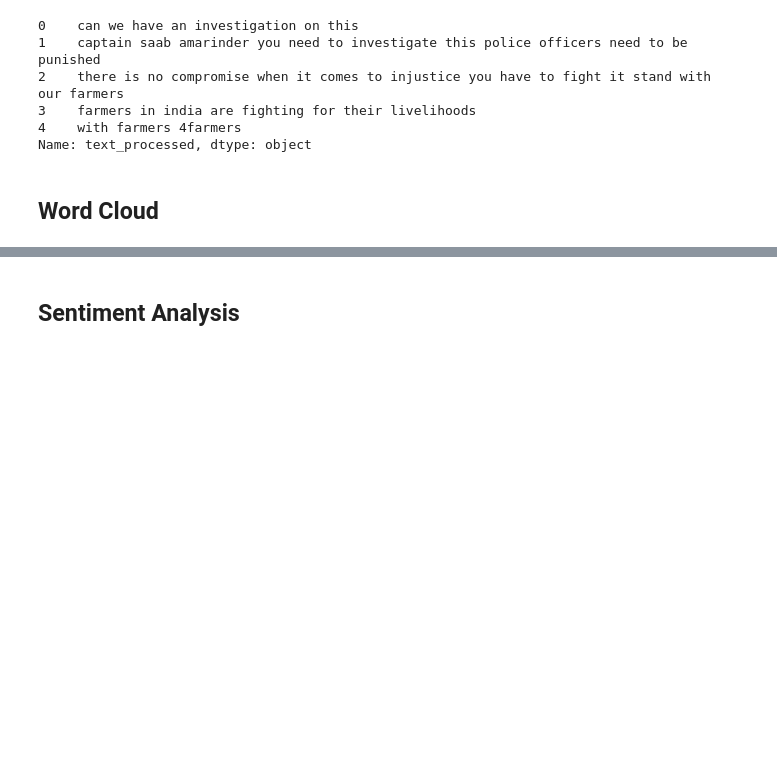
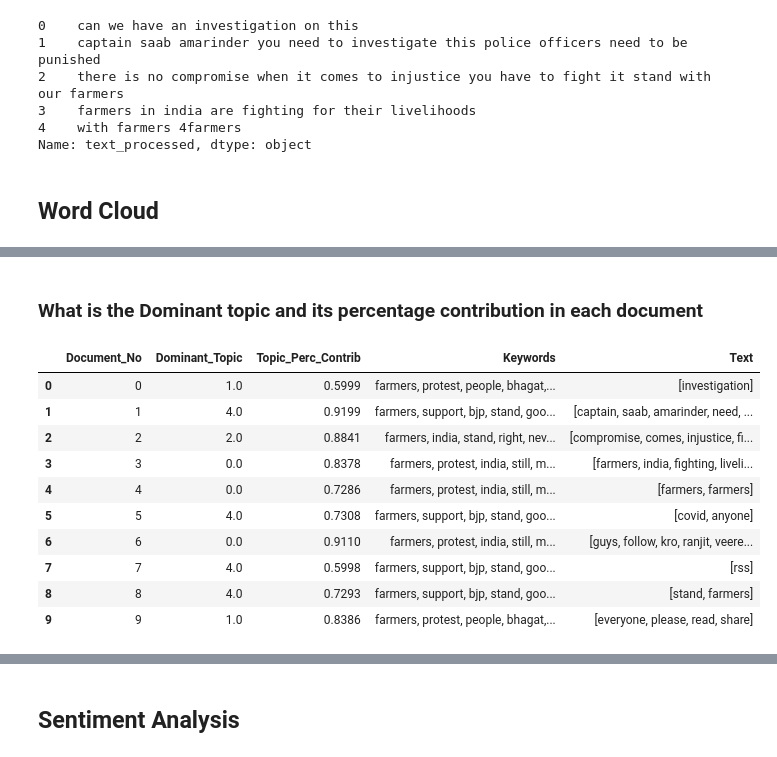
Before and after one commit to RegsonDR/Social-Media-Analytics, a Jupyter notebook: src/main.ipynb, the cells around one changed output, grey strips where cells are left out. Cells and saved outputs as stored; diff of their text form; code cells hidden in the pictures; blank space fills up the shorter version.

```diff
--- a/src/main.ipynb
+++ b/src/main.ipynb
@@ -137,10 +143,9 @@ tweets_df['text_processed'] = tweets_df['text_processed'].map(lambda x: re.sub(r
 tweets_df['text_processed'] = tweets_df['text_processed'].map(lambda x: re.sub('@[\w]*', '', x))
 
 # Remove the search terms
-'''
-tweets_df['text_processed'] = tweets_df['text_processed'].map(lambda x: re.sub('farmer', '', x))
-tweets_df['text_processed'] = tweets_df['text_processed'].map(lambda x: re.sub('protest', '', x))
-'''
+# tweets_df['text_processed'] = tweets_df['text_processed'].map(lambda x: re.sub(' farmer ', '', x))
+# tweets_df['text_processed'] = tweets_df['text_processed'].map(lambda x: re.sub('protest', '', x))
+
 # Remove any hashtags
 # (!) NOTE: it might be possible that someone uses hashtag in midtext, so might need this
 tweets_df['text_processed'] = tweets_df['text_processed'].map(lambda x: re.sub('#[\w]*', '', x))
@@ -204,0 +254,12 @@ wordcloud.to_image()
+# %%
+from pprint import pprint
+
+# set number of topics
+num_topics = 5
+
+# build an LDA model
+lda_model = gensim.models.LdaMulticore(corpus=corpus, id2word=id2word, num_topics=num_topics)
+
+# print keywords in each topic
+pprint(lda_model.print_topics())
+doc_lda = lda_model[corpus]
@@ -204,0 +287,46 @@ wordcloud.to_image()
+# %% [markdown]
+### What is the Dominant topic and its percentage contribution in each document
+# %%
+def format_topics_sentences(ldamodel=None, corpus=corpus, texts=data):
+    # Init output
+    sent_topics_df = pd.DataFrame()
+
+    # Get main topic in each document
+    for i, row_list in enumerate(ldamodel[corpus]):
+        row = row_list[0] if ldamodel.per_word_topics else row_list
+        # print(row)
+        row = sorted(row, key=lambda x: (x[1]), reverse=True)
+        # Get the Dominant topic, Perc Contribution and Keywords for each document
+        for j, (topic_num, prop_topic) in enumerate(row):
+            if j == 0:  # => dominant topic
+                wp = ldamodel.show_topic(topic_num)
+                topic_keywords = ", ".join([word for word, prop in wp])
+                sent_topics_df = sent_topics_df.append(pd.Series([int(topic_num), round(prop_topic,4), topic_keywords]), ignore_index=True)
+            else:
+                break
+    sent_topics_df.columns = ['Dominant_Topic', 'Perc_Contribution', 'Topic_Keywords']
+
+    # Add original text to the end of the output
+    contents = pd.Series(texts)
+    sent_topics_df = pd.concat([sent_topics_df, contents], axis=1)
+    return(sent_topics_df)
+
+
+df_topic_sents_keywords = format_topics_sentences(ldamodel=lda_model, corpus=corpus, texts=data_words)
+
+# Format
+df_dominant_topic = df_topic_sents_keywords.reset_index()
+df_dominant_topic.columns = ['Document_No', 'Dominant_Topic', 'Topic_Perc_Contrib', 'Keywords', 'Text']
+df_dominant_topic.head(10)
+# %% [output]
+|  | Document_No | Dominant_Topic | Topic_Perc_Contrib | Keywords | Text |
+| 0 | 0 | 1.0 | 0.5999 | farmers, protest, people, bhagat,... | [investigation] |
+| 1 | 1 | 4.0 | 0.9199 | farmers, support, bjp, stand, goo... | [captain, saab, amarinder, need, ... |
+| 2 | 2 | 2.0 | 0.8841 | farmers, india, stand, right, nev... | [compromise, comes, injustice, fi... |
+| 3 | 3 | 0.0 | 0.8378 | farmers, protest, india, still, m... | [farmers, india, fighting, liveli... |
+| 4 | 4 | 0.0 | 0.7286 | farmers, protest, india, still, m... | [farmers, farmers] |
+| 5 | 5 | 4.0 | 0.7308 | farmers, support, bjp, stand, goo... | [covid, anyone] |
+| 6 | 6 | 0.0 | 0.9110 | farmers, protest, india, still, m... | [guys, follow, kro, ranjit, veere... |
+| 7 | 7 | 4.0 | 0.5998 | farmers, support, bjp, stand, goo... | [rss] |
+| 8 | 8 | 4.0 | 0.7293 | farmers, support, bjp, stand, goo... | [stand, farmers] |
+| 9 | 9 | 1.0 | 0.8386 | farmers, protest, people, bhagat,... | [everyone, please, read, share] |
```
Also changed, not shown: parts of 22 cells of this notebook, 3 other files.
